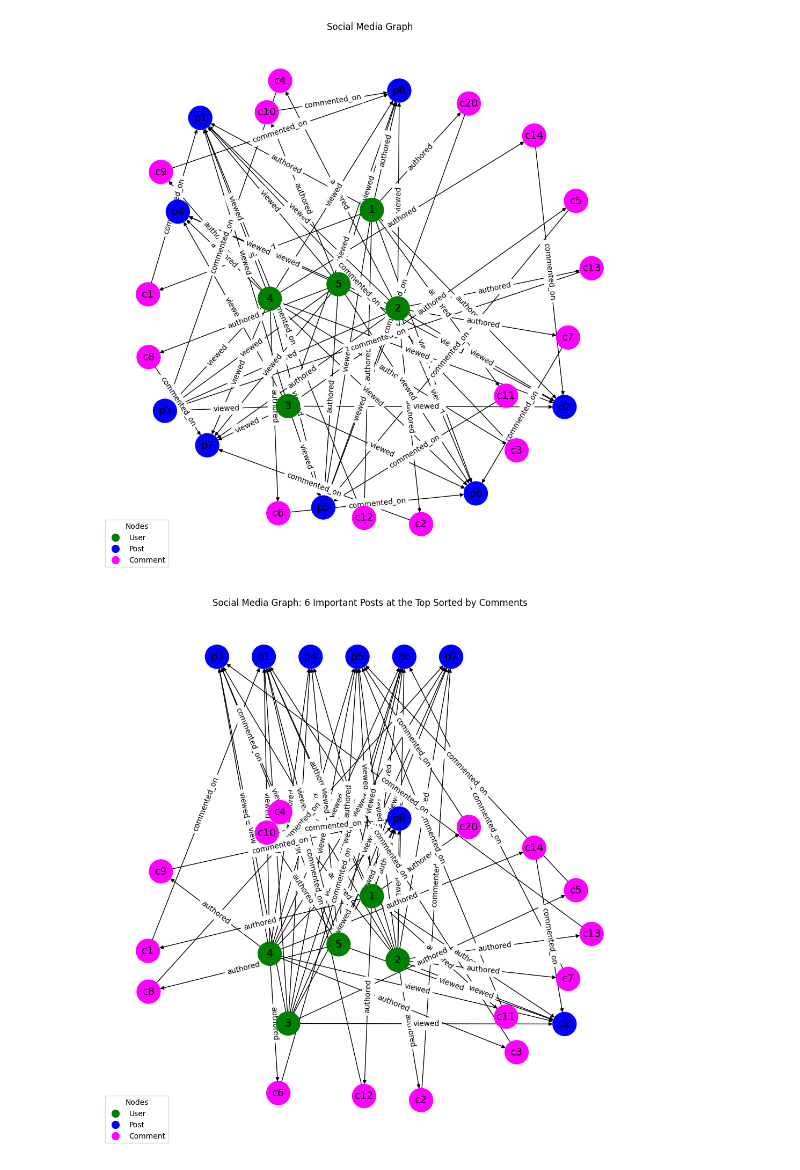
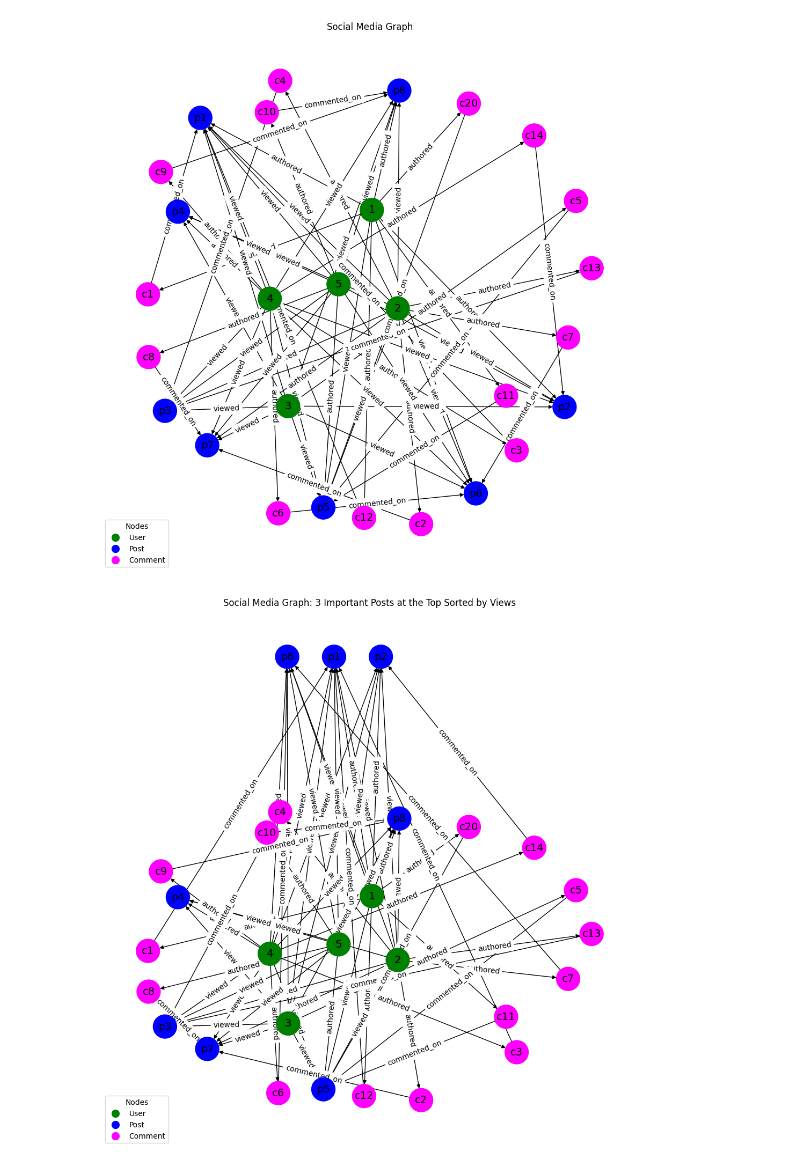
Before and after one commit to jswlee/ICS311_Assignment6, a Jupyter notebook: social-media-example-usage.ipynb, the cells around one changed output. Saved outputs shown, nothing was run; the diff lists cells and outputs as text; code cells hidden in the pictures.

```diff
--- a/social-media-example-usage.ipynb
+++ b/social-media-example-usage.ipynb
@@ -239,6 +239,6 @@ smg.display_graph(G)
 # %% [output]
 [figure]
 # %%
-smg.display_important_posts(G, "comments", .5, 6)
+smg.display_important_posts(G, "views", .5, 3)
 # %% [output]
-[figure, old version]
+[figure, new version]
```
Also changed, not shown: parts of 1 cell of this notebook, 1 other file.
